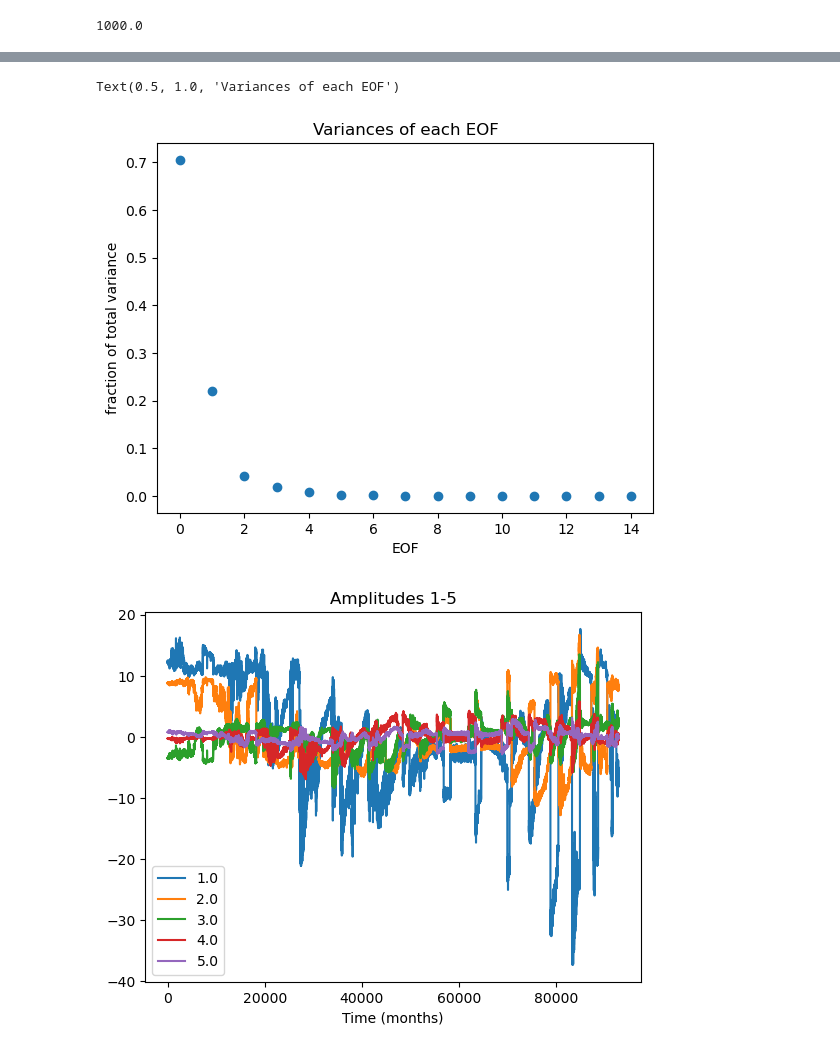
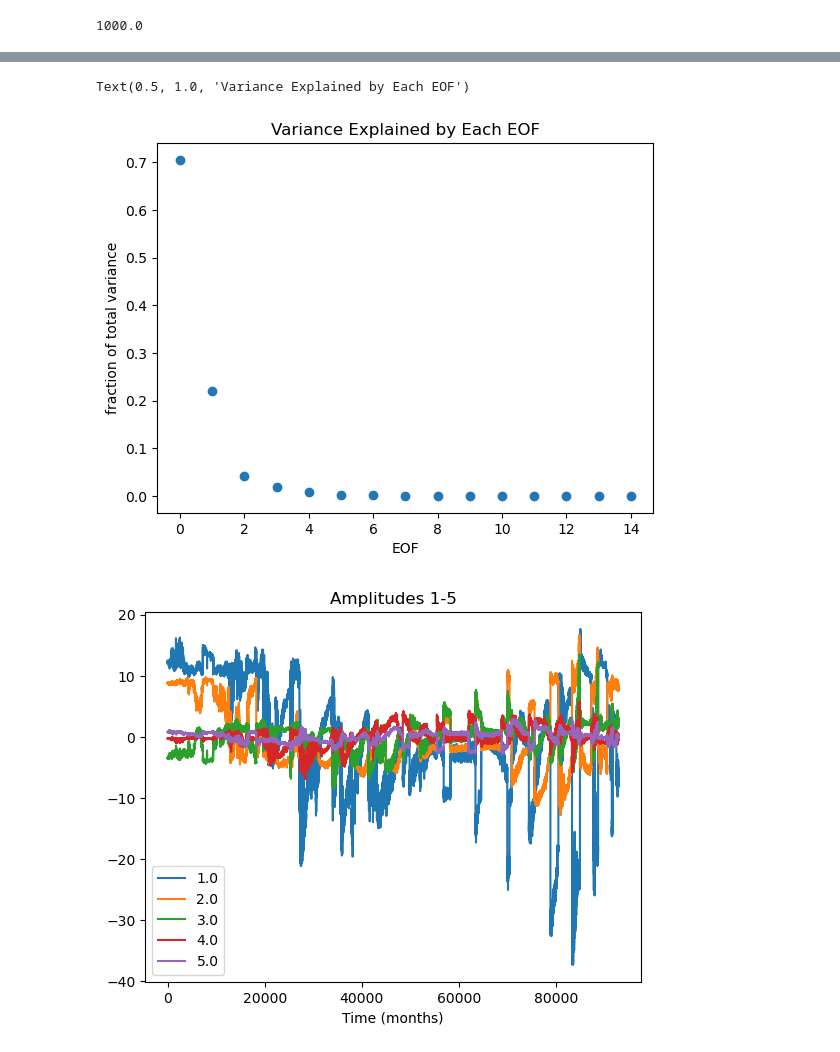
Before and after one commit to kalkulator413/argo_nn, a Jupyter notebook: eofs/plots.ipynb, the cells around one changed output, grey strips where cells are left out. Saved outputs shown, nothing was run; the diff lists cells and outputs as text; code cells hidden in the pictures.

```diff
--- a/eofs/plots.ipynb
+++ b/eofs/plots.ipynb
@@ -60,11 +60,11 @@ for i, num in enumerate(var[:16]):
 # %%
 plt.scatter(x=np.arange(15), y=var[:15] / sum(var));
 plt.ylabel('fraction of total variance')
 plt.xlabel('EOF')
-plt.title('Variances of each EOF')
+plt.title('Variance Explained by Each EOF');
 # %% [output]
-Text(0.5, 1.0, 'Variances of each EOF')
+Text(0.5, 1.0, 'Variance Explained by Each EOF')
-[figure, old version]
+[figure, new version]
 # %%
 for i in range(5):
     plt.plot(np.arange(234 * 397), amp[i])
```
Also changed, not shown: 1 other file.
